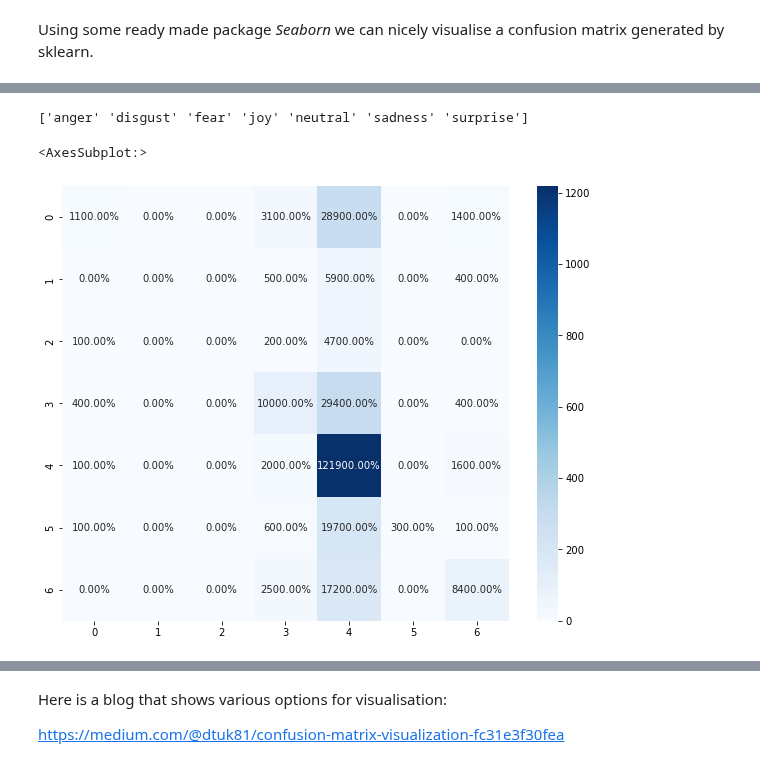
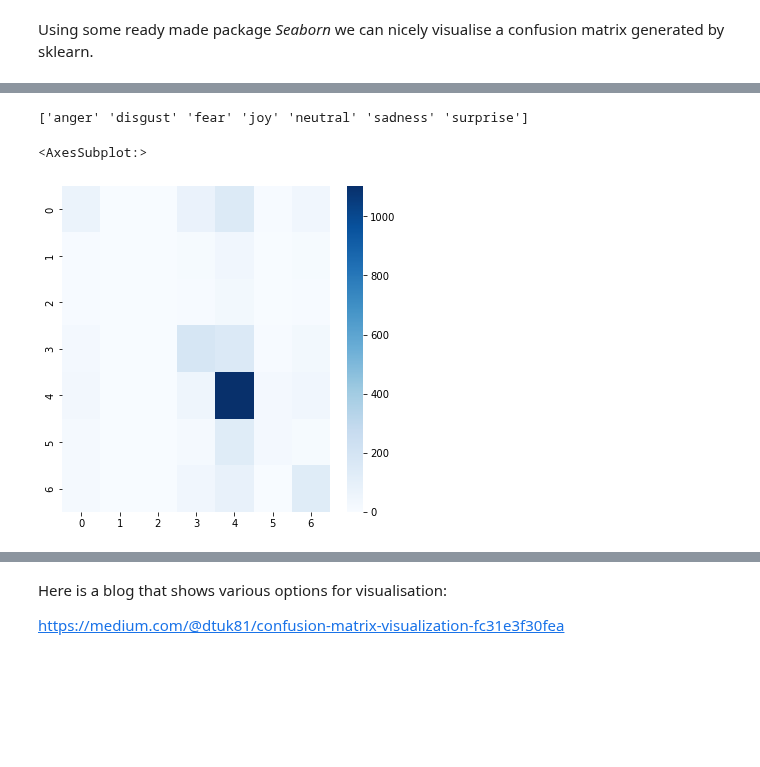
Before and after one commit to cltl/ma-hlt-labs, a Jupyter notebook: lab3.machine_learning/Lab3.5.ml.emotion-detection-bow.ipynb, the cells around one changed output, grey strips where cells are left out. Drawn from its saved outputs; the diff is of its cells as text; code cells hidden in the pictures; blank space fills up the shorter version.

```diff
--- a/lab3.machine_learning/Lab3.5.ml.emotion-detection-bow.ipynb
+++ b/lab3.machine_learning/Lab3.5.ml.emotion-detection-bow.ipynb
@@ -279,8 +279,8 @@ print('This is the default size:')
 print(plot_size[0])
 print(plot_size[1])
 
-plot_size[0] = 10
-plot_size[1] = 8
+plot_size[0] = 5
+plot_size[1] = 4
 print('We change it now to:')
 print(plot_size[0])
 print(plot_size[1])
@@ -633,7 +648,7 @@ We can see that the test data has vectors of the same length with many zeros and
 
 We can use the same transformer we used before to turn the count vectors into weighted vectors:
 # %%
-test_tfidf_vectors = tfidf_transformer.fit_transform(test_count_vectors)
+test_tfidf_vectors = tfidf_transformer.transform(test_count_vectors)
 # %%
 print(test_tfidf_vectors.toarray()[1][10:100])
 # %% [output]
@@ -850,3 +867,13 @@ Confusion matrix SVM
 The diagonals represent the correctly classified test utterances. All others indicate the confusions, where another class was wrongly assigned. It is clear the the fourth column has most results, indicating that the neutral class is often assigned when an emotion should be detected.
 # %% [markdown]
 Using some ready made package *Seaborn* we can nicely visualise a confusion matrix generated by sklearn.
+# %%
+import seaborn as sns
+
+### change the plot size to make it more readable as a table
+plot_size[0] = 6
+plot_size[1] = 6
+plt.rcParams["figure.figsize"] = plot_size
+
+print(svm_linear_clf.classes_)
+sns.heatmap(cf_matrix_nb, cmap='Blues')
@@ -853,8 +884,7 @@ Using some ready made package *Seaborn* we can nicely visualise a confusion matr
 # %%
-import seaborn as sns
 print(svm_linear_clf.classes_)
-sns.heatmap(cf_matrix_nb, annot=True,  fmt='.2%', cmap='Blues')
+sns.heatmap(cf_matrix_svm, cmap='Blues')
 # %% [output]
 ['anger' 'disgust' 'fear' 'joy' 'neutral' 'sadness' 'surprise']
 <AxesSubplot:>
-[figure, old version]
+[figure, new version]
```
Also changed, not shown: parts of 40 cells of this notebook, 3 other files.
